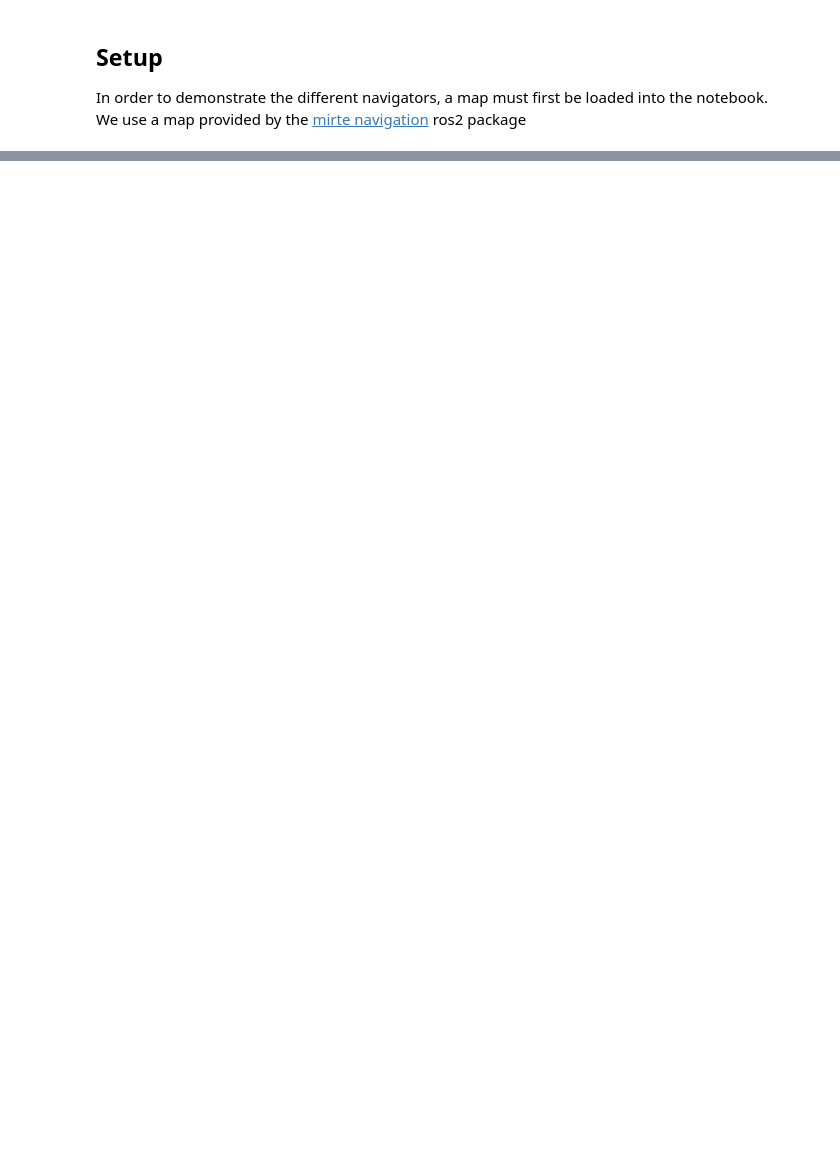
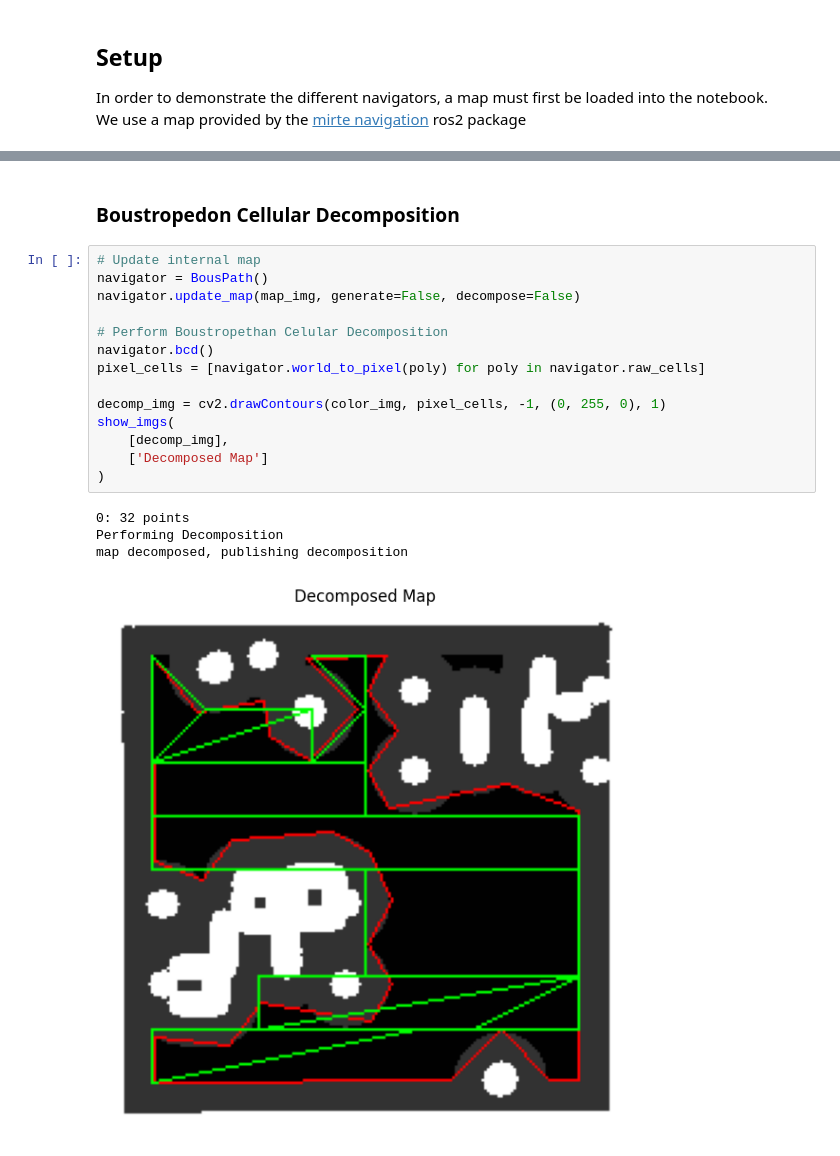
Before and after one commit to machine0herald/Mirte_Lab_Clean, a Jupyter notebook: mirte_lc_nav2/mirte_lc_nav2/test_nav.ipynb, the cells around one changed output, grey strips where cells are left out. Cells and saved outputs as stored; diff of their text form; blank space fills up the shorter version.

```diff
--- a/mirte_lc_nav2/mirte_lc_nav2/test_nav.ipynb
+++ b/mirte_lc_nav2/mirte_lc_nav2/test_nav.ipynb
@@ -57,0 +69,21 @@ Then finally it plans a path between each cell to return a complete coverage pat
+# %% [markdown]
+### Boustropedon Cellular Decomposition
+# %%
+# Update internal map
+navigator = BousPath()
+navigator.update_map(map_img, generate=False, decompose=False)
+
+# Perform Boustropethan Celular Decomposition
+navigator.bcd()
+pixel_cells = [navigator.world_to_pixel(poly) for poly in navigator.raw_cells]
+
+decomp_img = cv2.drawContours(color_img, pixel_cells, -1, (0, 255, 0), 1)
+show_imgs(
+    [decomp_img],
+    ['Decomposed Map']
+)
+# %% [output]
+0: 32 points
+Performing Decomposition
+map decomposed, publishing decomposition
+[figure, added]
```
Also changed, not shown: parts of 8 cells of this notebook, 11 other files.
